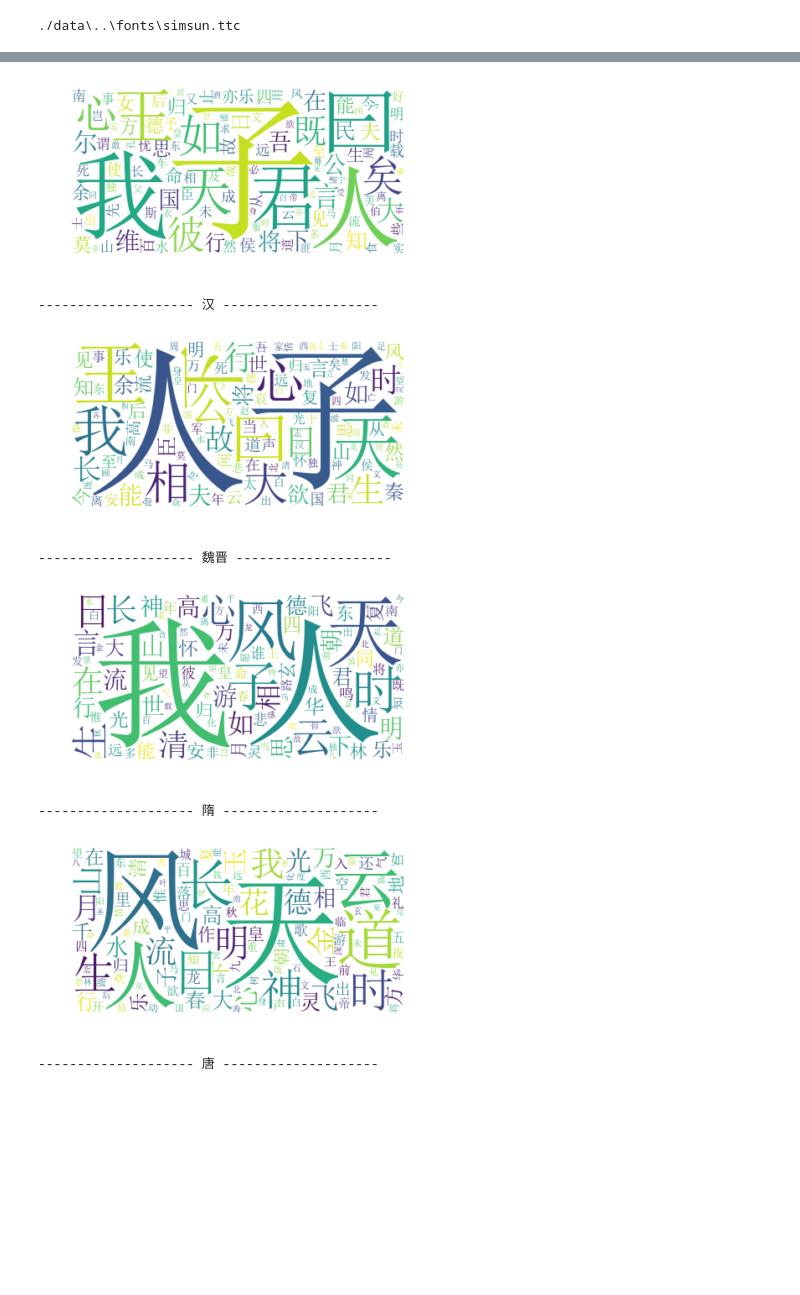
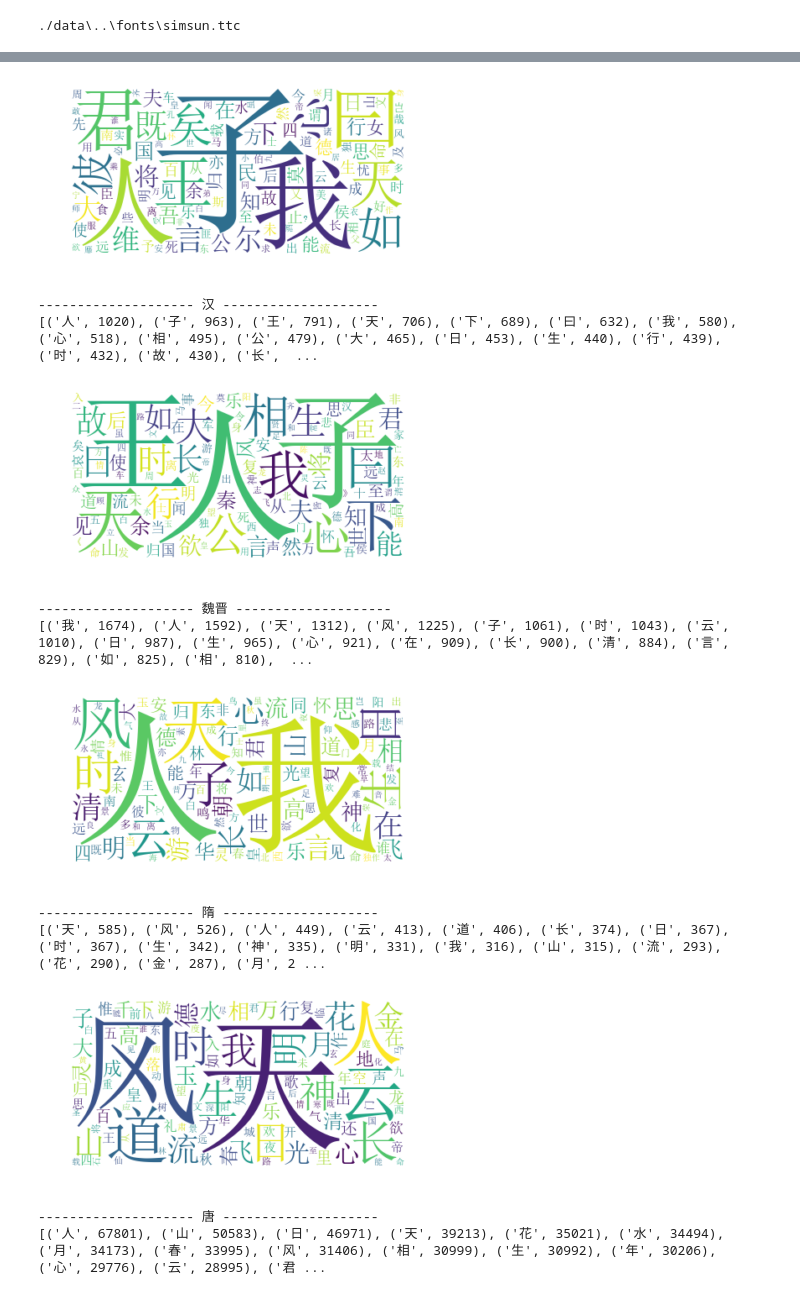
Before and after one commit to xujiachen/data-mining, a Jupyter notebook: word_frequency.ipynb, the cells around one changed output, grey strips where cells are left out. Cells and saved outputs as stored; diff of their text form; code cells hidden in the pictures; blank space fills up the shorter version.

Commit message:
MOD: word frequency ...

```diff
--- a/word_frequency.ipynb
+++ b/word_frequency.ipynb
@@ -55,5 +56,0 @@ stopwords = set(["","，","。"," ","？","“","!","\u3000","、","”","□",
-# %%
-text="".join(data_df["内容"].values)
-text = "".join([w for w in text if w not in stopwords])
-res=Counter(text).most_common()
-print(res[:200])
@@ -64,15 +56,0 @@ print(res[:200])
-# %%
-
-for dynasty in dynastys:
-    for a in data_df.loc[data_df['朝代'] ==dynasty, ['内容']]["内容"].values:
-        if isinstance(a,float):
-            print(a)
-    poem_str = "".join(data_df.loc[data_df['朝代'] ==dynasty, ['内容']]["内容"].values)
-    poem_str = "".join([w for w in poem_str if w not in stopwords])
-    print("--"*10,dynasty,"--"*10)
-#     print(poem_str[:10])
-    res=Counter(poem_str).most_common()
-    print(res[:30])
-    del poem_str,res
-    gc.collect()
-    print("\n")
@@ -132,11 +92,11 @@ cloud = WordCloud(
 )
 
 
-def show_wordcloud(text,dynasty):
+def show_wordcloud(text,dynasty,count=20):
     """以空格分隔的字符串"""
     _word_counts = Counter(text.split(" "))
-#     print(_word_counts.most_common()[:20])
-    word_counts={w:c for w,c in _word_counts.items() if w not in stopwords}
+    print(_word_counts.most_common()[:count])
+    word_counts={w:c for w,c in _word_counts.items() if w and w not in stopwords}
     wCloud = cloud.generate_from_frequencies(word_counts)
     wCloud.to_file('{}.jpg'.format(dynasty))
     plt.imshow(wCloud, interpolation='bilinear')
@@ -149,6 +124,7 @@ for dynasty in dynastys:
     poem_str = "".join(data_df.loc[data_df['朝代'] ==dynasty, ['内容']]["内容"].values)
     poem_str = " ".join([w for w in poem_str if w not in stopwords])
     print("--"*10,dynasty,"--"*10)
-    show_wordcloud(poem_str,dynasty)
+    if poem_str:
+        show_wordcloud(poem_str,dynasty,count=30)
 # %% [output]
 -------------------- 先秦 --------------------
@@ -155,8 +132,12 @@ for dynasty in dynastys:
-[figure, old version]
+[figure, new version]
 -------------------- 汉 --------------------
+[('人', 1020), ('子', 963), ('王', 791), ('天', 706), ('下', 689), ('曰', 632), ('我', 580), ('心', 518), ('相', 495), ('公', 479), ('大', 465), ('日', 453), ('生', 440), ('行', 439), ('时', 432), ('故', 430), ('长',  ...
-[figure, old version]
+[figure, new version]
 -------------------- 魏晋 --------------------
+[('我', 1674), ('人', 1592), ('天', 1312), ('风', 1225), ('子', 1061), ('时', 1043), ('云', 1010), ('日', 987), ('生', 965), ('心', 921), ('在', 909), ('长', 900), ('清', 884), ('言', 829), ('如', 825), ('相', 810),  ...
-[figure, old version]
+[figure, new version]
 -------------------- 隋 --------------------
+[('天', 585), ('风', 526), ('人', 449), ('云', 413), ('道', 406), ('长', 374), ('日', 367), ('时', 367), ('生', 342), ('神', 335), ('明', 331), ('我', 316), ('山', 315), ('流', 293), ('花', 290), ('金', 287), ('月', 2 ...
-[figure, old version]
+[figure, new version]
 -------------------- 唐 --------------------
+[('人', 67801), ('山', 50583), ('日', 46971), ('天', 39213), ('花', 35021), ('水', 34494), ('月', 34173), ('春', 33995), ('风', 31406), ('相', 30999), ('生', 30992), ('年', 30206), ('心', 29776), ('云', 28995), ('君 ...
```
Also changed, not shown: parts of 12 cells of this notebook, 1 other file.
